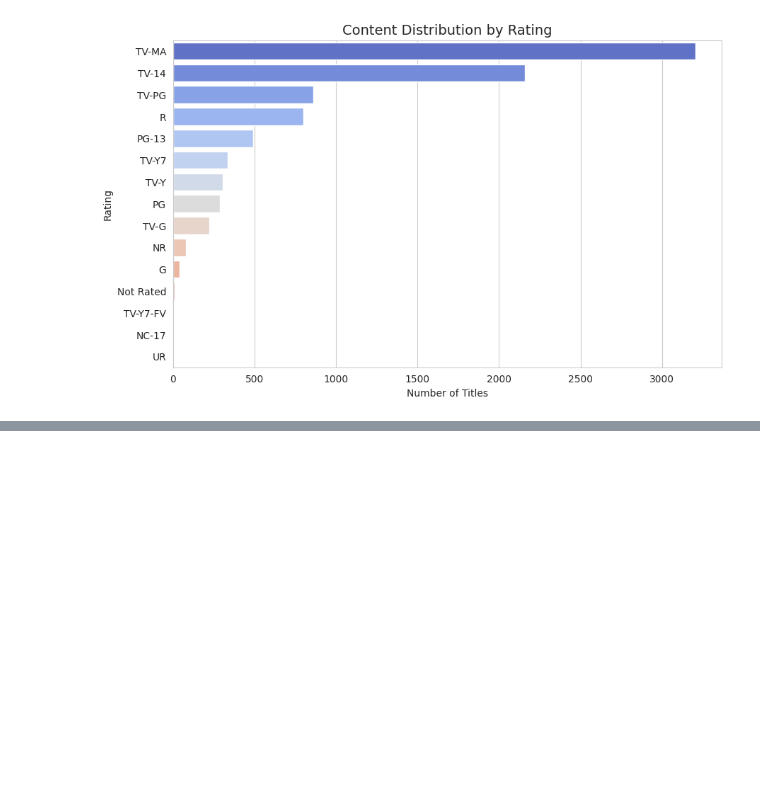
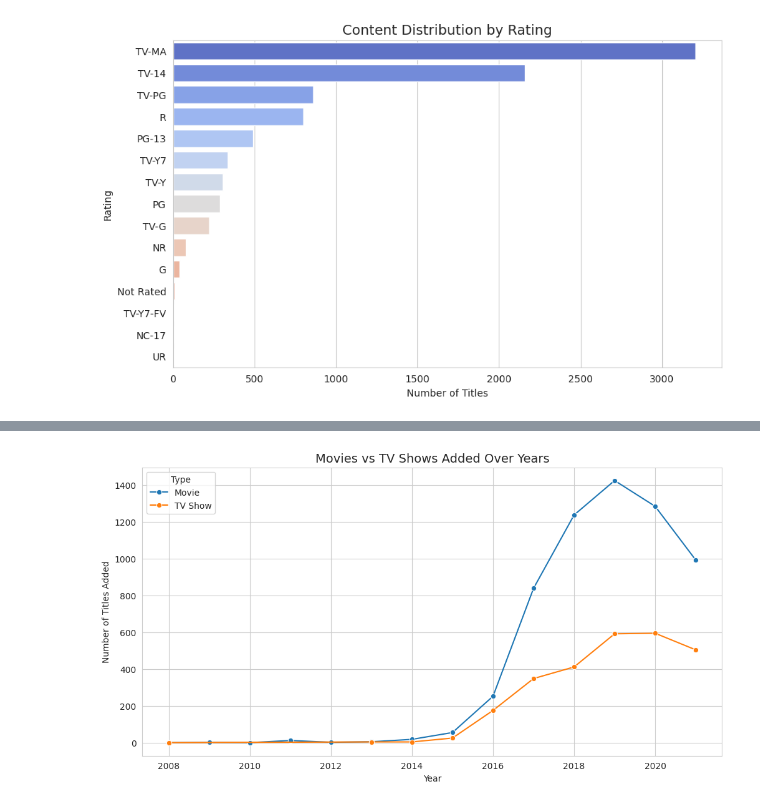
Before and after one commit to AiWriter404/Netflix_Analysis, a Jupyter notebook: Netflix_Analysis.ipynb, the cells around one changed output, grey strips where cells are left out. Saved outputs shown, nothing was run; the diff lists cells and outputs as text; code cells hidden in the pictures; blank space fills up the shorter version.

```diff
--- a/Netflix_Analysis.ipynb
+++ b/Netflix_Analysis.ipynb
@@ -576,0 +617,12 @@ NameError: name 'rating_counts' is not defined
+# %%
+plt.figure(figsize=(12,6))
+yearly_type = df.groupby(['year_added', 'type']).size().reset_index(name='count')
+
+sns.lineplot(data=yearly_type, x='year_added', y='count', hue='type', marker='o')
+plt.title('Movies vs TV Shows Added Over Years', fontsize=14)
+plt.xlabel('Year')
+plt.ylabel('Number of Titles Added')
+plt.legend(title='Type')
+plt.show()
+# %% [output]
+[figure, added]
```
Also changed, not shown: parts of 4 cells of this notebook.
